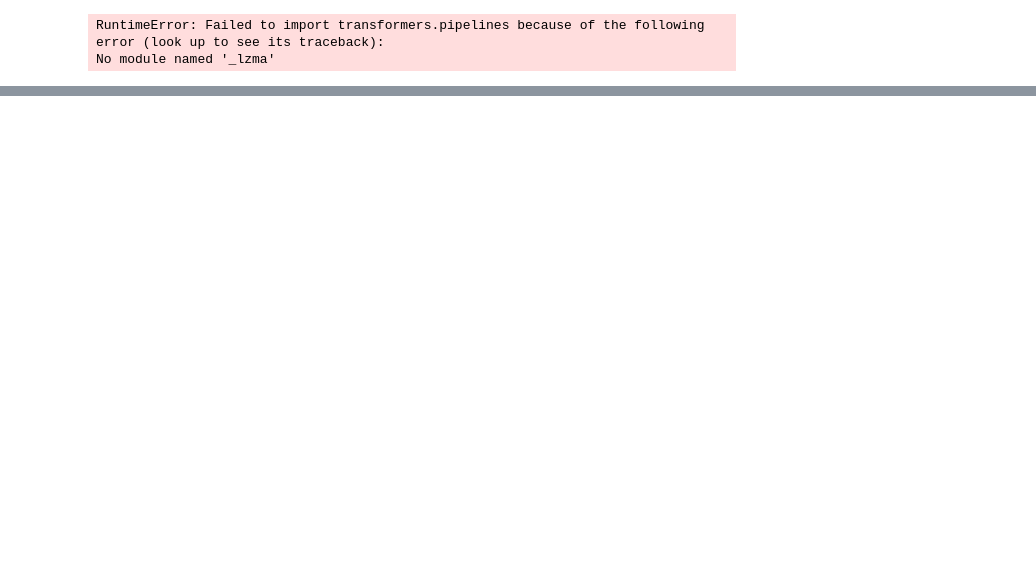
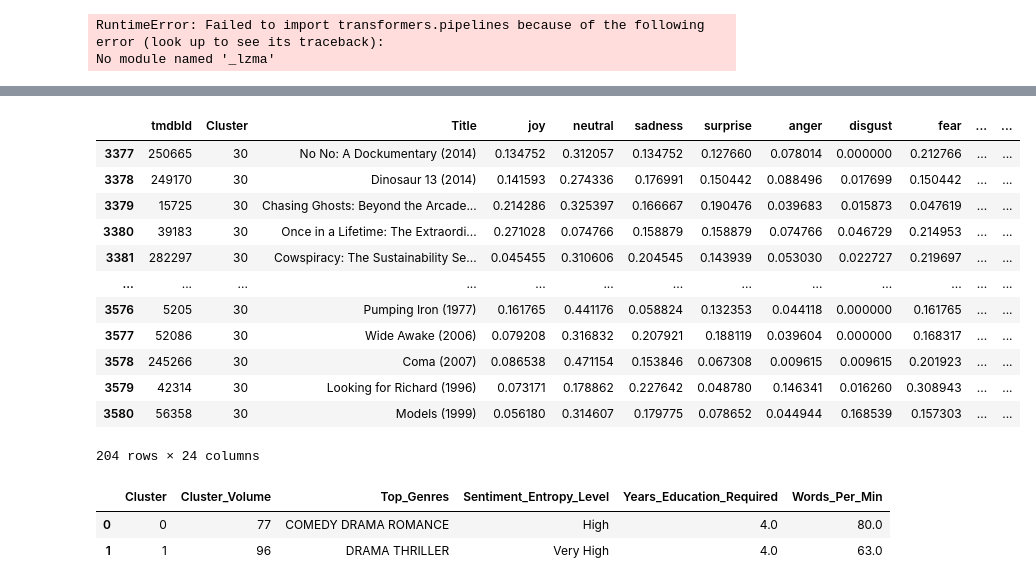
Before and after one commit to oliverramsaygray/film_wizard, a Jupyter notebook: notebooks/tigran_notebook.ipynb, the cells around one changed output, grey strips where cells are left out. Drawn from its saved outputs; the diff is of its cells as text; code cells hidden in the pictures; blank space fills up the shorter version.

```diff
--- a/notebooks/tigran_notebook.ipynb
+++ b/notebooks/tigran_notebook.ipynb
@@ -7,0 +207,21 @@ No module named '_lzma'
+# %%
+merged_df[merged_df['Cluster']==30][['tmdbId', 'Cluster', 'Title',
+       'joy', 'neutral', 'sadness', 'surprise',
+       'anger', 'disgust', 'fear', 'sentiment_entropy', 'sentiment_std',
+       'hapax', 'fkgl', 'fre', 'smog', 'fog', 'word count', 'TTR',
+       'script_length', 'mean_word_length', 'release_year',
+       'genres', 'words_per_minute']]
+# %% [output]
+|  | tmdbId | Cluster | Title | joy | neutral | sadness | surprise | anger | disgust | fear | ... | ... |
+| 3377 | 250665 | 30 | No No: A Dockumentary (2014) | 0.134752 | 0.312057 | 0.134752 | 0.127660 | 0.078014 | 0.000000 | 0.212766 | ... | ... |
+| 3378 | 249170 | 30 | Dinosaur 13 (2014) | 0.141593 | 0.274336 | 0.176991 | 0.150442 | 0.088496 | 0.017699 | 0.150442 | ... | ... |
+| 3379 | 15725 | 30 | Chasing Ghosts: Beyond the Arcade... | 0.214286 | 0.325397 | 0.166667 | 0.190476 | 0.039683 | 0.015873 | 0.047619 | ... | ... |
+| 3380 | 39183 | 30 | Once in a Lifetime: The Extraordi... | 0.271028 | 0.074766 | 0.158879 | 0.158879 | 0.074766 | 0.046729 | 0.214953 | ... | ... |
+| 3381 | 282297 | 30 | Cowspiracy: The Sustainability Se... | 0.045455 | 0.310606 | 0.204545 | 0.143939 | 0.053030 | 0.022727 | 0.219697 | ... | ... |
+| ... | ... | ... | ... | ... | ... | ... | ... | ... | ... | ... | ... | ... |
+| 3576 | 5205 | 30 | Pumping Iron (1977) | 0.161765 | 0.441176 | 0.058824 | 0.132353 | 0.044118 | 0.000000 | 0.161765 | ... | ... |
+| 3577 | 52086 | 30 | Wide Awake (2006) | 0.079208 | 0.316832 | 0.207921 | 0.188119 | 0.039604 | 0.000000 | 0.168317 | ... | ... |
+| 3578 | 245266 | 30 | Coma (2007) | 0.086538 | 0.471154 | 0.153846 | 0.067308 | 0.009615 | 0.009615 | 0.201923 | ... | ... |
+| 3579 | 42314 | 30 | Looking for Richard (1996) | 0.073171 | 0.178862 | 0.227642 | 0.048780 | 0.146341 | 0.016260 | 0.308943 | ... | ... |
+| 3580 | 56358 | 30 | Models (1999) | 0.056180 | 0.314607 | 0.179775 | 0.078652 | 0.044944 | 0.168539 | 0.157303 | ... | ... |
+204 rows × 24 columns
@@ -7,0 +264,6 @@ No module named '_lzma'
+# %%
+cluster_descriptor(sample)
+# %% [output]
+|  | Cluster | Cluster_Volume | Top_Genres | Sentiment_Entropy_Level | Years_Education_Required | Words_Per_Min |
+| 0 | 0 | 77 | COMEDY DRAMA ROMANCE | High | 4.0 | 80.0 |
+| 1 | 1 | 96 | DRAMA THRILLER | Very High | 4.0 | 63.0 |
```
Also changed, not shown: parts of 13 cells of this notebook, 2 other files.
